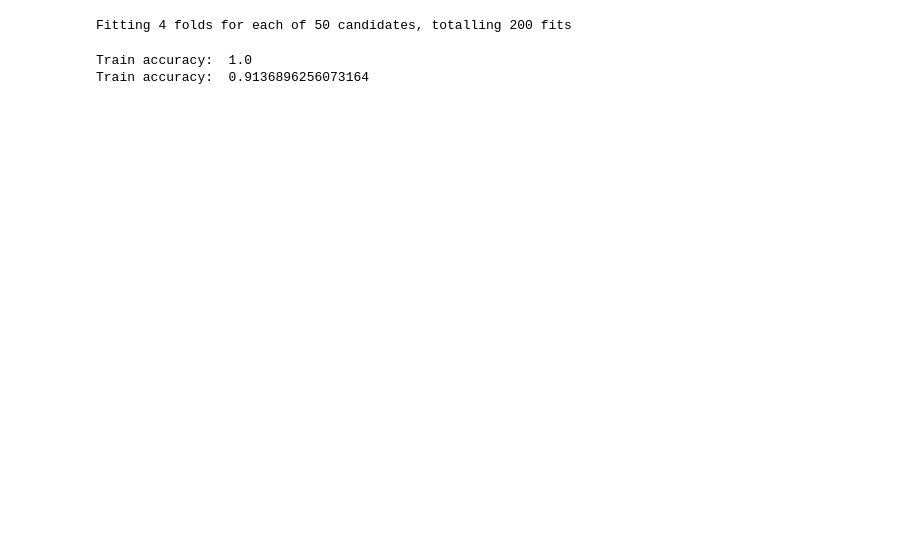
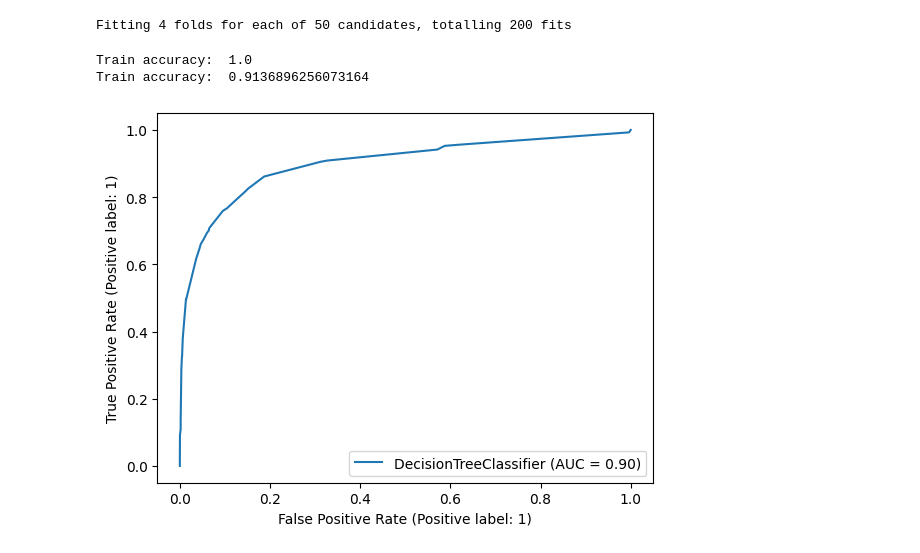
Before and after one commit to mundrapiyush/data-analysis, a Jupyter notebook: case-study/Telecom Churn/telecom-churn-analysis.ipynb, the cells around one changed output. Saved outputs shown, nothing was run; the diff lists cells and outputs as text; code cells hidden in the pictures; blank space fills up the shorter version.

Commit message:
Commit all the model results

```diff
--- a/case-study/Telecom Churn/telecom-churn-analysis.ipynb
+++ b/case-study/Telecom Churn/telecom-churn-analysis.ipynb
@@ -376,11 +389,13 @@ Fitting 4 folds for each of 50 candidates, totalling 200 fits
 # %%
 y_train_pred_dtc_gridcv = grid_search_model.predict(X_train_scaled)
 y_test_pred_dtc_gridcv = grid_search_model.predict(X_test_scaled)
 print("Train accuracy: ", accuracy_score(y_train, y_train_pred_dtc))
 print("Train accuracy: ", accuracy_score(y_test, y_test_pred_dtc))
+logistic_regression_auc = RocCurveDisplay.from_estimator(grid_search_model, X_test_scaled, y_test)
 # %% [output]
 Train accuracy:  1.0
 Train accuracy:  0.9136896256073164
+[figure, added]
 # %%
 unseen_telecom_dtc_gridcv_df = unseen_telecom_df.copy()
 
```
Also changed, not shown: parts of 39 cells of this notebook, 5 other files.
